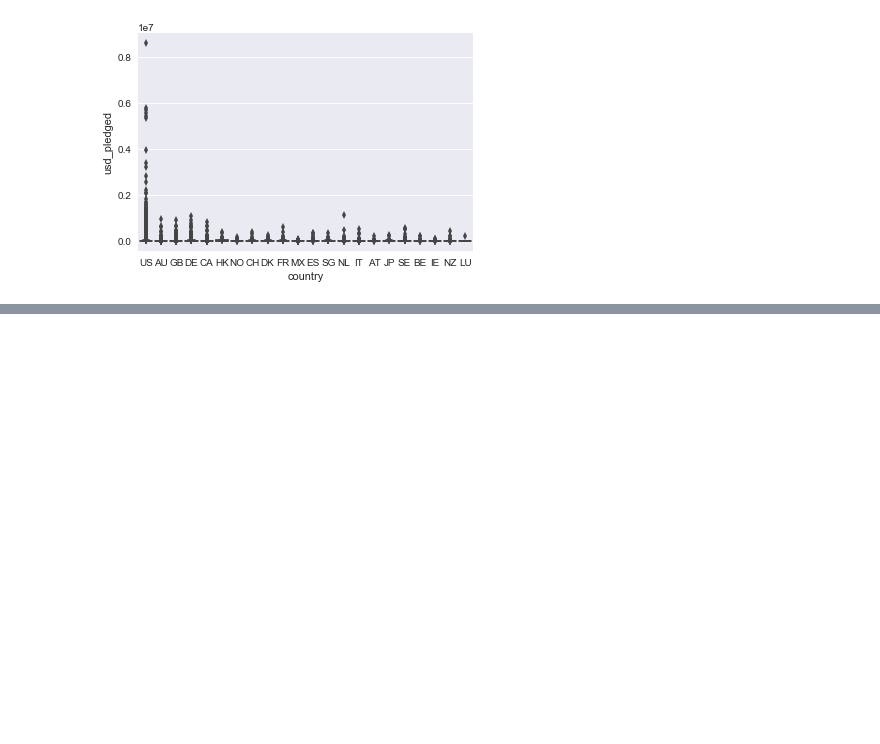
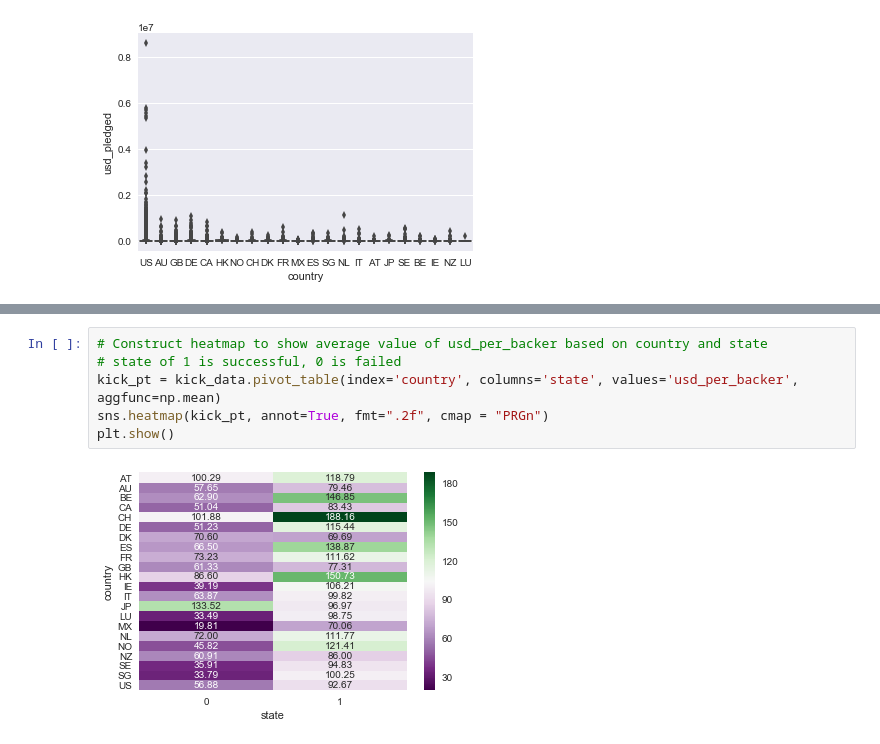
Before and after one commit to NicoleGololobov/Kickstarter, a Jupyter notebook: JupyterK.ipynb, the cells around one changed output, grey strips where cells are left out. Drawn from its saved outputs; the diff is of its cells as text; blank space fills up the shorter version.

```diff
--- a/JupyterK.ipynb
+++ b/JupyterK.ipynb
@@ -137,0 +133,8 @@ plt.show()
+# %%
+# Construct heatmap to show average value of usd_per_backer based on country and state
+# state of 1 is successful, 0 is failed
+kick_pt = kick_data.pivot_table(index='country', columns='state', values='usd_per_backer', aggfunc=np.mean)
+sns.heatmap(kick_pt, annot=True, fmt=".2f", cmap = "PRGn")
+plt.show()
+# %% [output]
+[figure, added]
```
Also changed, not shown: parts of 10 cells of this notebook.
